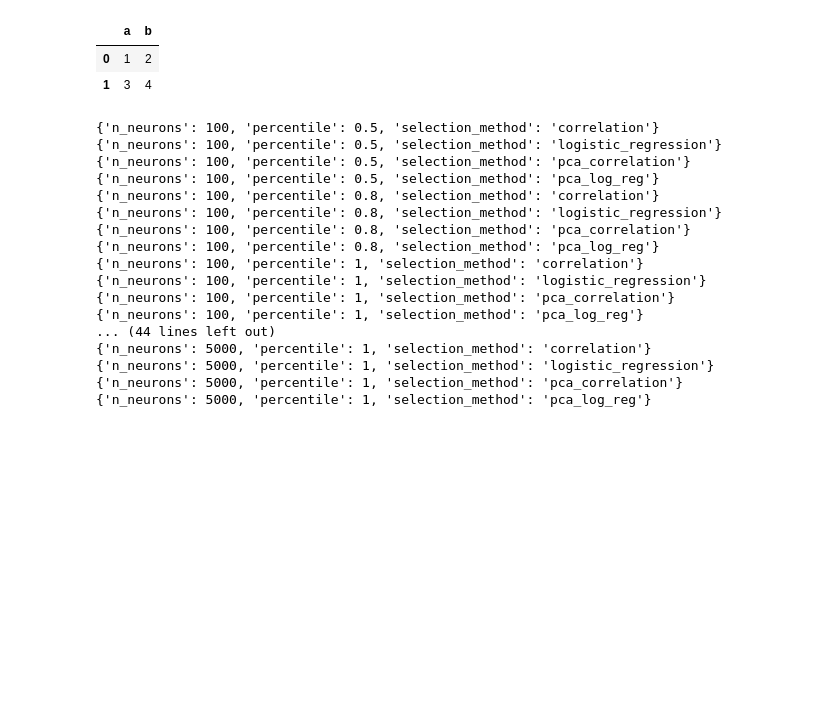
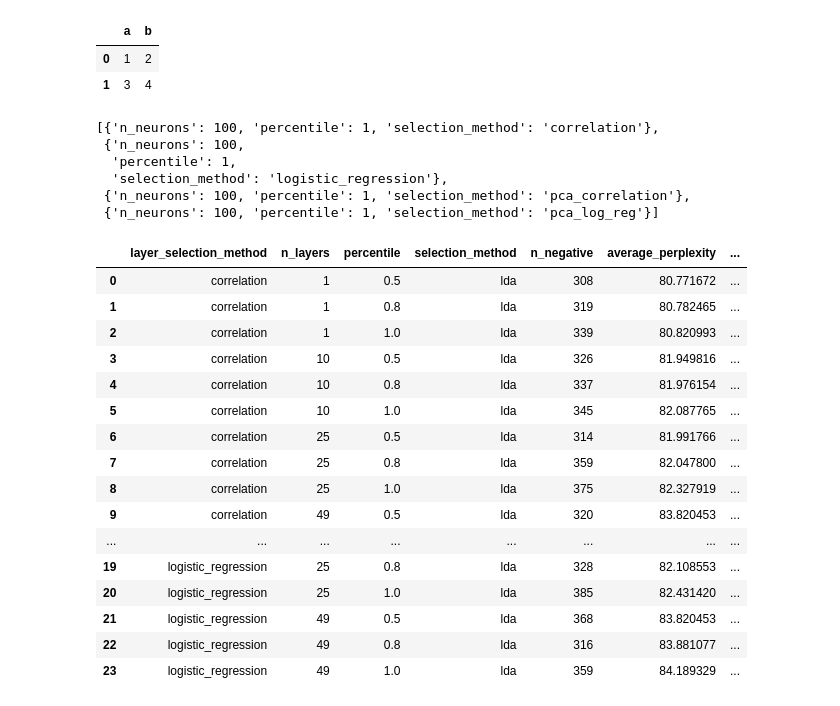
Before and after one commit to BYU-PCCL/partisanbrain, a Jupyter notebook: partisanbrain/emotions/nb_hyperparam.ipynb, the cells around one changed output. Saved outputs shown, nothing was run; the diff lists cells and outputs as text; code cells hidden in the pictures; blank space fills up the shorter version.

```diff
--- a/partisanbrain/emotions/nb_hyperparam.ipynb
+++ b/partisanbrain/emotions/nb_hyperparam.ipynb
@@ -121,23 +154,11 @@ hyperparams = [{
 # Import parameter grid
 from sklearn.model_selection import ParameterGrid
 
-for params in ParameterGrid(hyperparams):
-    print(params)
+list(ParameterGrid(hyperparams))
 # %% [output]
-{'n_neurons': 100, 'percentile': 0.5, 'selection_method': 'correlation'}
-{'n_neurons': 100, 'percentile': 0.5, 'selection_method': 'logistic_regression'}
-{'n_neurons': 100, 'percentile': 0.5, 'selection_method': 'pca_correlation'}
-{'n_neurons': 100, 'percentile': 0.5, 'selection_method': 'pca_log_reg'}
-{'n_neurons': 100, 'percentile': 0.8, 'selection_method': 'correlation'}
-{'n_neurons': 100, 'percentile': 0.8, 'selection_method': 'logistic_regression'}
-{'n_neurons': 100, 'percentile': 0.8, 'selection_method': 'pca_correlation'}
-{'n_neurons': 100, 'percentile': 0.8, 'selection_method': 'pca_log_reg'}
-{'n_neurons': 100, 'percentile': 1, 'selection_method': 'correlation'}
-{'n_neurons': 100, 'percentile': 1, 'selection_method': 'logistic_regression'}
-{'n_neurons': 100, 'percentile': 1, 'selection_method': 'pca_correlation'}
-{'n_neurons': 100, 'percentile': 1, 'selection_method': 'pca_log_reg'}
-... (44 lines left out)
-{'n_neurons': 5000, 'percentile': 1, 'selection_method': 'correlation'}
-{'n_neurons': 5000, 'percentile': 1, 'selection_method': 'logistic_regression'}
-{'n_neurons': 5000, 'percentile': 1, 'selection_method': 'pca_correlation'}
-{'n_neurons': 5000, 'percentile': 1, 'selection_method': 'pca_log_reg'}
+[{'n_neurons': 100, 'percentile': 1, 'selection_method': 'correlation'},
+ {'n_neurons': 100,
+  'percentile': 1,
+  'selection_method': 'logistic_regression'},
+ {'n_neurons': 100, 'percentile': 1, 'selection_method': 'pca_correlation'},
+ {'n_neurons': 100, 'percentile': 1, 'selection_method': 'pca_log_reg'}]
@@ -143,0 +168,20 @@ for params in ParameterGrid(hyperparams):
+# %%
+lda_df
+# %% [output]
+|  | layer_selection_method | n_layers | percentile | selection_method | n_negative | average_perplexity | ... |
+| 0 | correlation | 1 | 0.5 | lda | 308 | 80.771672 | ... |
+| 1 | correlation | 1 | 0.8 | lda | 319 | 80.782465 | ... |
+| 2 | correlation | 1 | 1.0 | lda | 339 | 80.820993 | ... |
+| 3 | correlation | 10 | 0.5 | lda | 326 | 81.949816 | ... |
+| 4 | correlation | 10 | 0.8 | lda | 337 | 81.976154 | ... |
+| 5 | correlation | 10 | 1.0 | lda | 345 | 82.087765 | ... |
+| 6 | correlation | 25 | 0.5 | lda | 314 | 81.991766 | ... |
+| 7 | correlation | 25 | 0.8 | lda | 359 | 82.047800 | ... |
+| 8 | correlation | 25 | 1.0 | lda | 375 | 82.327919 | ... |
+| 9 | correlation | 49 | 0.5 | lda | 320 | 83.820453 | ... |
+| ... | ... | ... | ... | ... | ... | ... | ... |
+| 19 | logistic_regression | 25 | 0.8 | lda | 328 | 82.108553 | ... |
+| 20 | logistic_regression | 25 | 1.0 | lda | 385 | 82.431420 | ... |
+| 21 | logistic_regression | 49 | 0.5 | lda | 368 | 83.820453 | ... |
+| 22 | logistic_regression | 49 | 0.8 | lda | 316 | 83.881077 | ... |
+| 23 | logistic_regression | 49 | 1.0 | lda | 359 | 84.189329 | ... |
```
Also changed, not shown: parts of 6 cells of this notebook, 3 other files.
